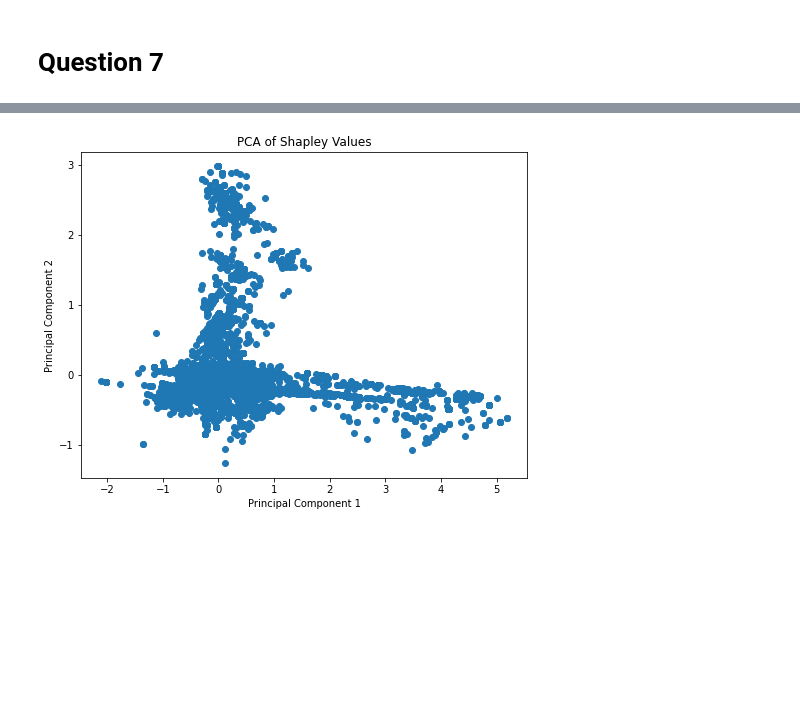
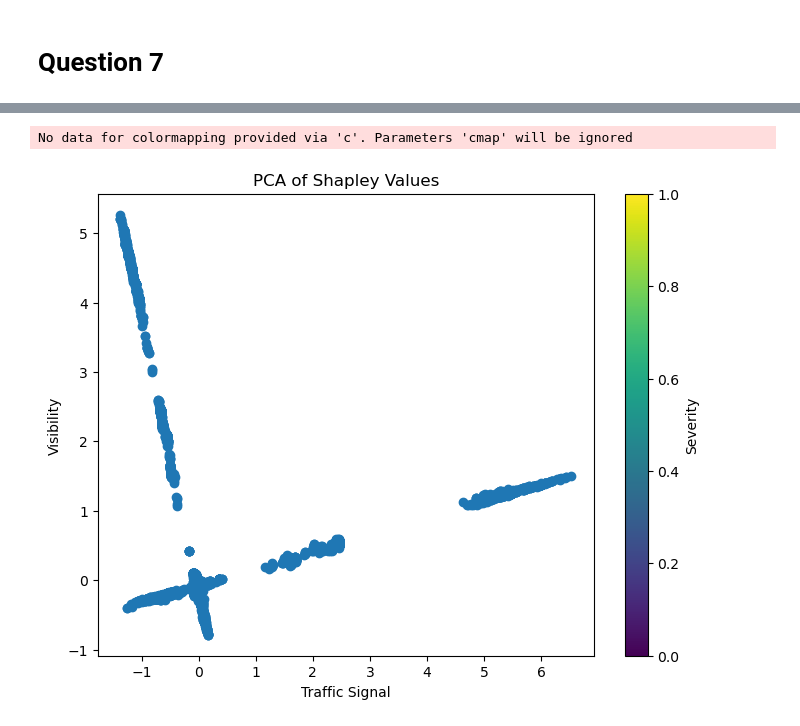
Before and after one commit to RinjieMX/ExplainAI_TD4, a Jupyter notebook: Notebook_TD4.ipynb, the cells around one changed output, grey strips where cells are left out. Saved outputs shown, nothing was run; the diff lists cells and outputs as text; code cells hidden in the pictures; blank space fills up the shorter version.

```diff
--- a/Notebook_TD4.ipynb
+++ b/Notebook_TD4.ipynb
@@ -550,8 +550,8 @@ We are going to use XGBoost because XGBoost is known for its high performance in
 from xgboost import XGBClassifier
 from sklearn.metrics import accuracy_score
 # %%
-X2 = newdf[['Visibility(mi)','Crossing','Junction','Station','Traffic_Signal','Stop','Precipitation(in)']]
+X2 = newdf[['Visibility(mi)','Crossing','Junction','Station','Traffic_Signal','Stop','Precipitation(in)','Weather_Condition','State']]
 y2 = newdf['Severity']
-y2 -= 1 #we do this because we need to start at 0.
+#y2 -= 1 #we do this because we need to start at 0.
 
 X_train2, X_test2, y_train2, y_test2 = train_test_split(X2, y2, test_size=0.2, random_state=42)
@@ -584,0 +558,11 @@ Accuracy: 0.47244034459098877
+# %%
+# One-hot encode the 'color' variable
+X2_encoded = pd.get_dummies(X2, columns=['Weather_Condition', 'State'])
+# %%
+X_train2, X_test2, y_train2, y_test2 = train_test_split(X2_encoded, y2, test_size=0.2, random_state=42)
+
+# Initialize XGBoost classifier
+xgb_classifier = XGBClassifier()
+
+# Train the classifier
+xgb_classifier.fit(X_train2, y_train2)
@@ -619,0 +598,2 @@ ntree_limit is deprecated, use `iteration_range` or model slicing instead.
+# %%
+explainer = shap.TreeExplainer(xgb_classifier) #new
@@ -707,12 +728,14 @@ shapley_pca = pca.fit_transform(shapley_values_array)
 # %%
 plt.figure(figsize=(8, 6))
-plt.scatter(shapley_pca[:, 0], shapley_pca[:, 1])
-plt.xlabel('Principal Component 1')
-plt.ylabel('Principal Component 2')
+plt.scatter(shapley_pca[:, 0], shapley_pca[:, 1], cmap='viridis')
+plt.xlabel('Traffic Signal')
+plt.ylabel('Visibility')
 plt.title('PCA of Shapley Values')
+plt.colorbar(label='Severity')
 plt.show()
 # %% [output]
+No data for colormapping provided via 'c'. Parameters 'cmap' will be ignored
-[figure, old version]
+[figure, new version]
 # %%
 # Perform K-Means clustering on the PCA values
 kmeans = KMeans(n_clusters=3, random_state=42)
```
Also changed, not shown: parts of 31 cells of this notebook, 1 other file.
